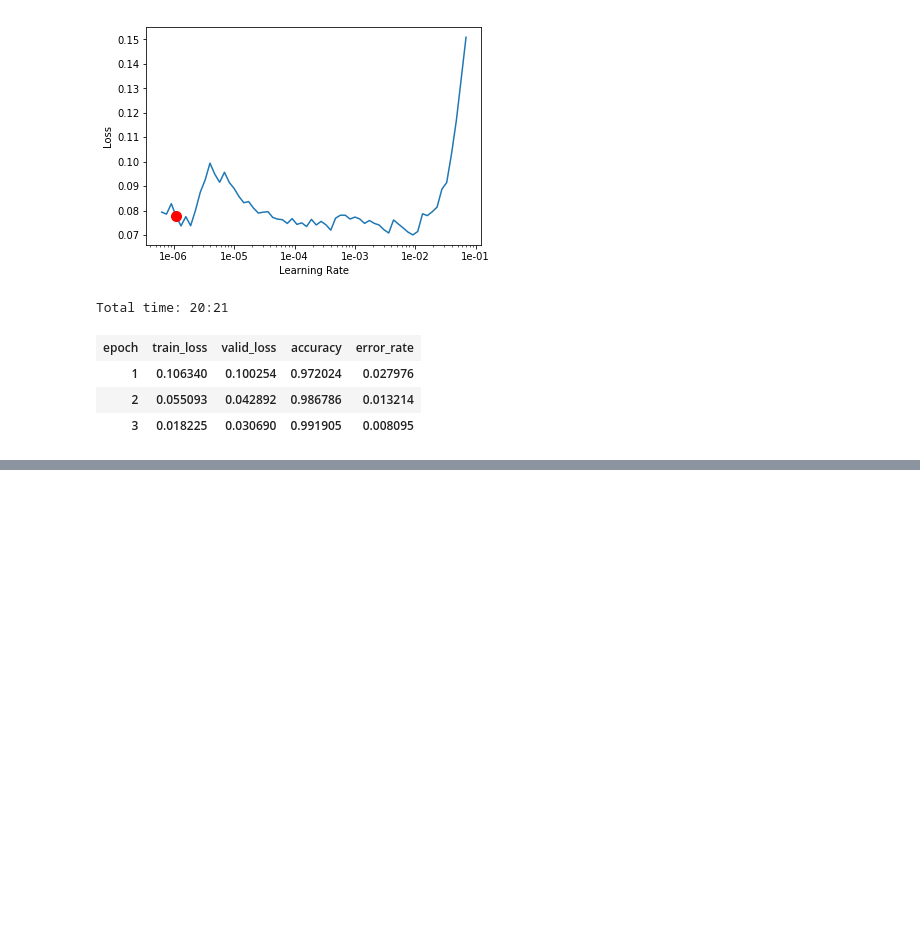
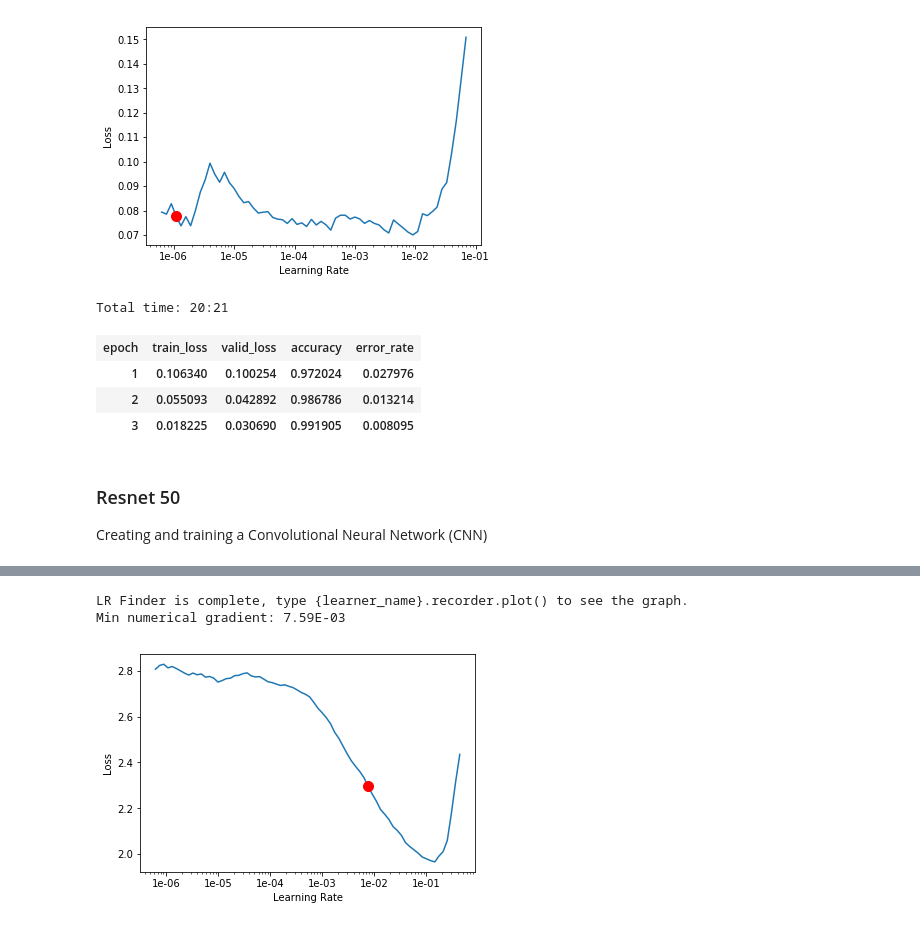
Before and after one commit to PedrinhowVieira/kaggle, a Jupyter notebook: digit-recognizer.ipynb, the cells around one changed output, grey strips where cells are left out. Saved outputs shown, nothing was run; the diff lists cells and outputs as text; code cells hidden in the pictures; blank space fills up the shorter version.

Commit message:
Added resnet 50 tryouts

```diff
--- a/digit-recognizer.ipynb
+++ b/digit-recognizer.ipynb
@@ -103,3 +103,12 @@ labels = np.argmax(predictions, 1)
 # output to a file
 res_df = pd.DataFrame({'ImageId': list(range(1,len(labels)+1)), 'Label': labels})
 res_df.to_csv('/home/pedroitumbawow/data/digit-recognizer-data/digit-recognition-submission.csv', index=False)
+# %% [markdown]
+### Resnet 50
+Creating and training a Convolutional Neural Network (CNN)
+# %%
+learn = create_cnn(data, models.resnet50, metrics=[accuracy,error_rate])
+# %%
+learn.lr_find()
+learn.recorder.plot()
+# %% [output]
@@ -105,0 +116,3 @@ res_df.to_csv('/home/pedroitumbawow/data/digit-recognizer-data/digit-recognition
+LR Finder is complete, type {learner_name}.recorder.plot() to see the graph.
+Min numerical gradient: 7.59E-03
+[figure, added]
```
Also changed, not shown: parts of 13 cells of this notebook.
